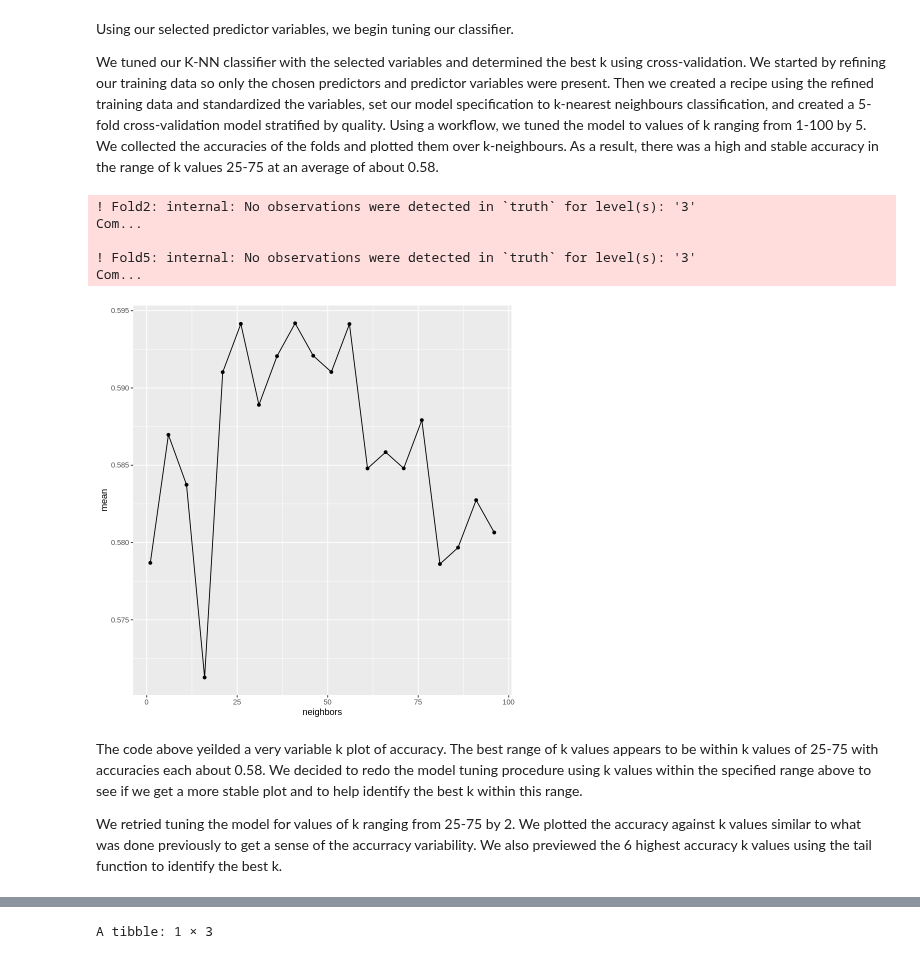
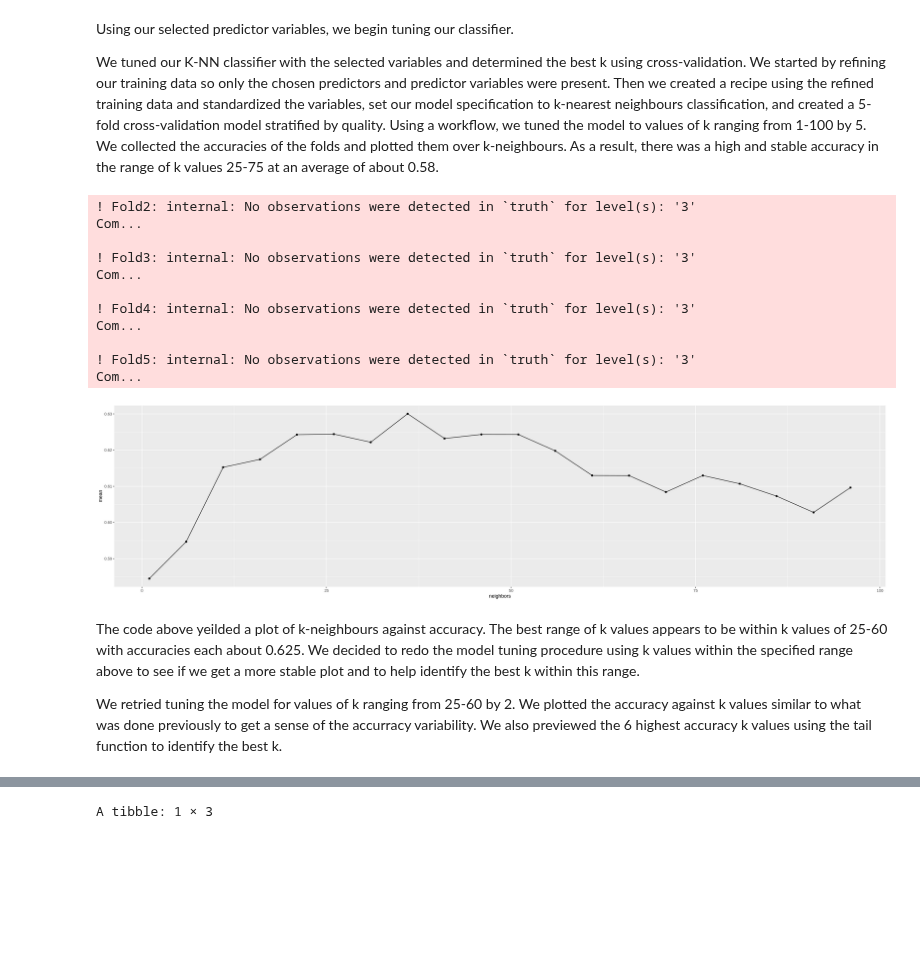
Before and after one commit to jon-chow/DSCI100-WineQualityAnalysis, a Jupyter notebook: FinalReport.ipynb, the cells around one changed output, grey strips where cells are left out. Cells and saved outputs as stored; diff of their text form; code cells hidden in the pictures; blank space fills up the shorter version.

```diff
--- a/FinalReport.ipynb
+++ b/FinalReport.ipynb
@@ -408,7 +409,7 @@ set.seed(7)
 
 # selecting only relevant predictor variables
 predictor_train_data <- train_data %>%
-                        select(c(quality, alcohol, volatile_acidity, sulphates, total_so2))
+                        select(c(quality, alcohol, volatile_acidity, sulphates, total_so2, chlorides, volatile_acidity))
 
 # recipe specifying the use of all predictor variables on predicting quality
 recipe <- recipe(quality ~., data = predictor_train_data) %>%
@@ -417,38 +418,44 @@ recipe <- recipe(quality ~., data = predictor_train_data) %>%
 
 # tuning the model and specifying k-nn classification
 model <- nearest_neighbor(weight_func = "rectangular", neighbors = tune()) %>%
             set_engine("kknn") %>%
             set_mode("classification")
 
 # creating the 5-fold cross-validation object
 vfold <- vfold_cv(predictor_train_data, v = 5, strata = quality)
 
 # range of k values tested
 k_vals <- tibble(neighbors = seq(1,100,5))
 
 # tuning the model in a workflow
 train_fit <- workflow() %>%
                 add_recipe(recipe) %>%
                 add_model(model) %>%
                 tune_grid(resamples = vfold, grid = k_vals) %>%
                 collect_metrics() %>%
                 filter(.metric == "accuracy") %>%
                 arrange(mean)
 
 # plotting accuracies by k values
 k_plot <- ggplot(train_fit, aes(x=neighbors, y=mean)) + geom_point() + geom_line()
 k_plot
 # %% [output]
 ! Fold2: internal: No observations were detected in `truth` for level(s): '3'
+Com...
+
+! Fold3: internal: No observations were detected in `truth` for level(s): '3'
+Com...
+
+! Fold4: internal: No observations were detected in `truth` for level(s): '3'
 Com...
 
 ! Fold5: internal: No observations were detected in `truth` for level(s): '3'
 Com...
-[figure, old version]
+[figure, new version]
 # %% [markdown]
-The code above yeilded a very variable k plot of accuracy. The best range of k values appears to be within k values of 25-75 with accuracies each about 0.58. We decided to redo the model tuning procedure using k values within the specified range above to see if we get a more stable plot and to help identify the best k within this range.
+The code above yeilded a plot of k-neighbours against accuracy. The best range of k values appears to be within k values of 25-60 with accuracies each about 0.625. We decided to redo the model tuning procedure using k values within the specified range above to see if we get a more stable plot and to help identify the best k within this range.
 
-We retried tuning the model for values of k ranging from 25-75 by 2. We plotted the accuracy against k values similar to what was done previously to get a sense of the accurracy variability. We also previewed the 6 highest accuracy k values using the tail function to identify the best k.
+We retried tuning the model for values of k ranging from 25-60 by 2. We plotted the accuracy against k values similar to what was done previously to get a sense of the accurracy variability. We also previewed the 6 highest accuracy k values using the tail function to identify the best k.
 # %%
 set.seed(7)
 
```
Also changed, not shown: parts of 4 cells of this notebook.
